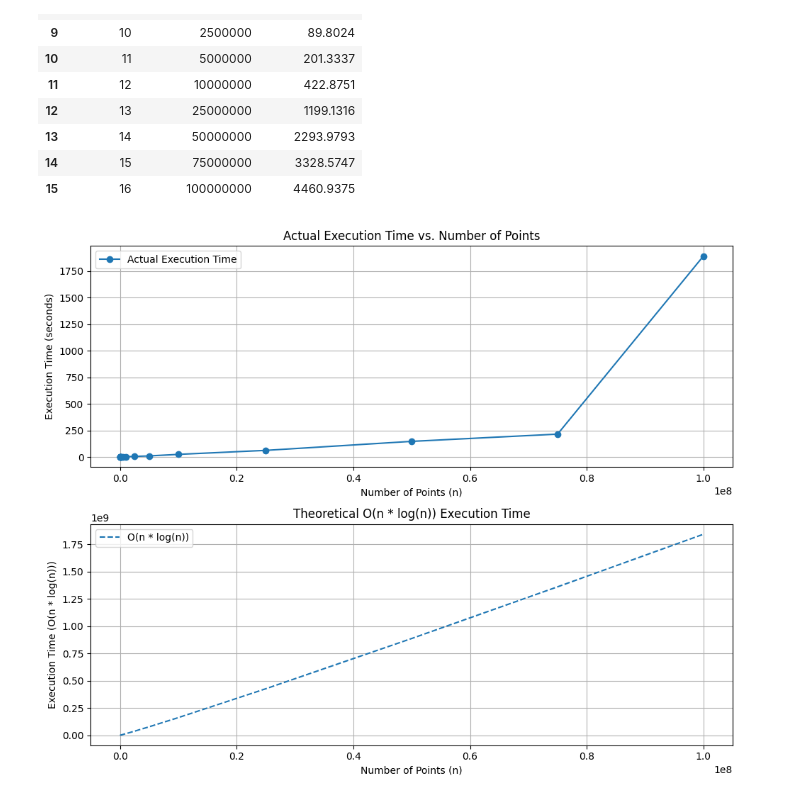
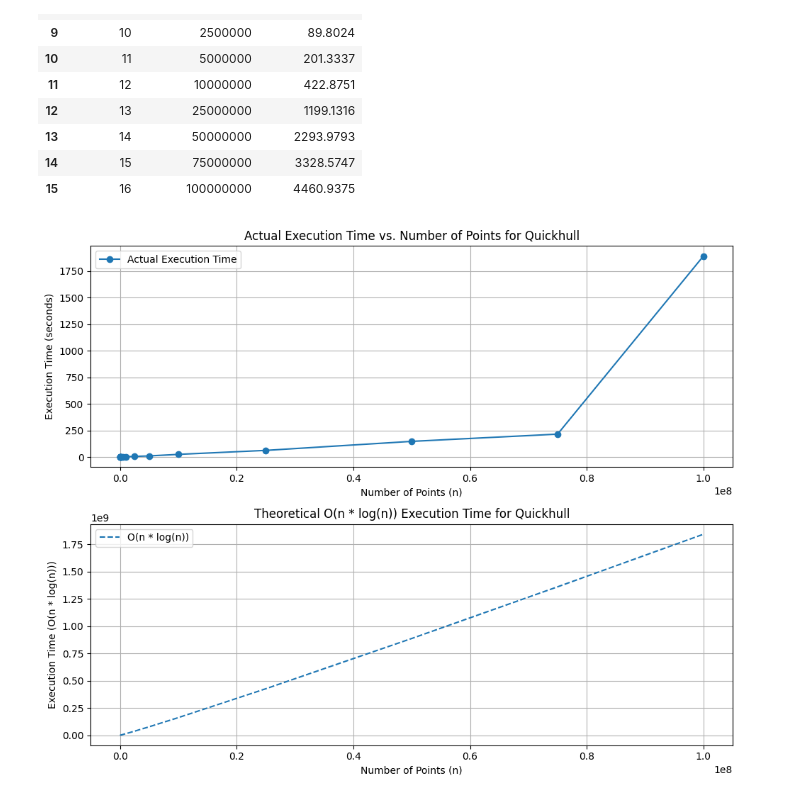
Before and after one commit to eliasmarcon/Convex_Hull, a Jupyter notebook: protokoll/testresults/calc.ipynb, the cells around one changed output. Drawn from its saved outputs; the diff is of its cells as text; code cells hidden in the pictures.

```diff
--- a/protokoll/testresults/calc.ipynb
+++ b/protokoll/testresults/calc.ipynb
@@ -47,31 +47,31 @@ resultsGiftWrapping
 # %%
 # Calculate the expected execution times (O(n * log(n)))
 expected_execution_time = resultsQuickHull['Number_of_Points'] * np.log(resultsQuickHull['Number_of_Points'])
 
 # Create a subplot with two plots
 fig, (ax1, ax2) = plt.subplots(2, 1, figsize=(10, 8))
 
 # Plot the values in a line graph
 ax1.plot(resultsQuickHull['Number_of_Points'], resultsQuickHull['Execution Time'], marker='o', label='Actual Execution Time')
 ax1.set_xlabel('Number of Points (n)')
 ax1.set_ylabel('Execution Time (seconds)')
-ax1.set_title('Actual Execution Time vs. Number of Points')
+ax1.set_title('Actual Execution Time vs. Number of Points for Quickhull')
 ax1.grid(True)
 ax1.legend()
 
 # Plot the O(n * log(n)) example
 ax2.plot(resultsQuickHull['Number_of_Points'], expected_execution_time, linestyle='--', label='O(n * log(n))')
 ax2.set_xlabel('Number of Points (n)')
 ax2.set_ylabel('Execution Time (O(n * log(n)))')
-ax2.set_title('Theoretical O(n * log(n)) Execution Time')
+ax2.set_title('Theoretical O(n * log(n)) Execution Time for Quickhull')
 ax2.grid(True)
 ax2.legend()
 
 # Adjust spacing between plots
 plt.tight_layout()
 
 # Show the plots
 plt.show()
 # %% [output]
-[figure, old version]
+[figure, new version]
 # %%
```
Also changed, not shown: parts of 1 cell of this notebook.
